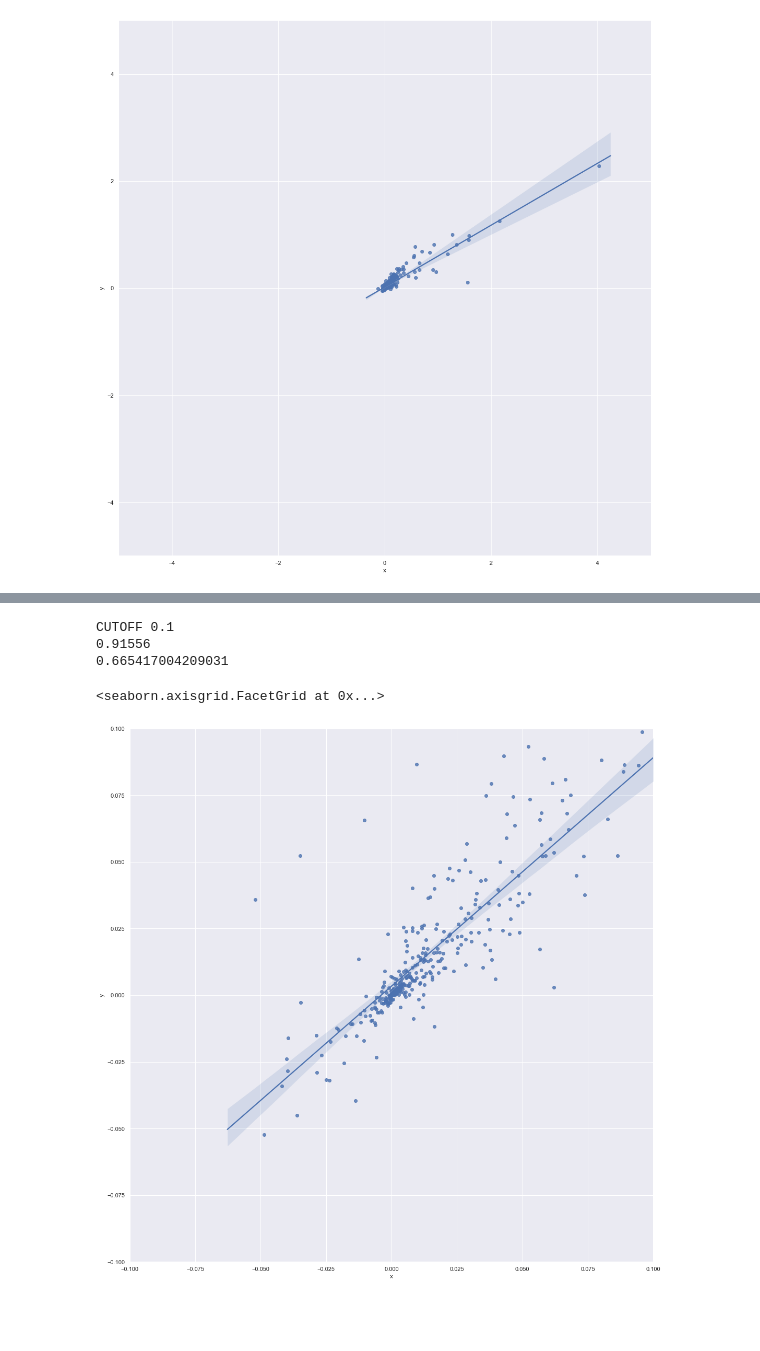
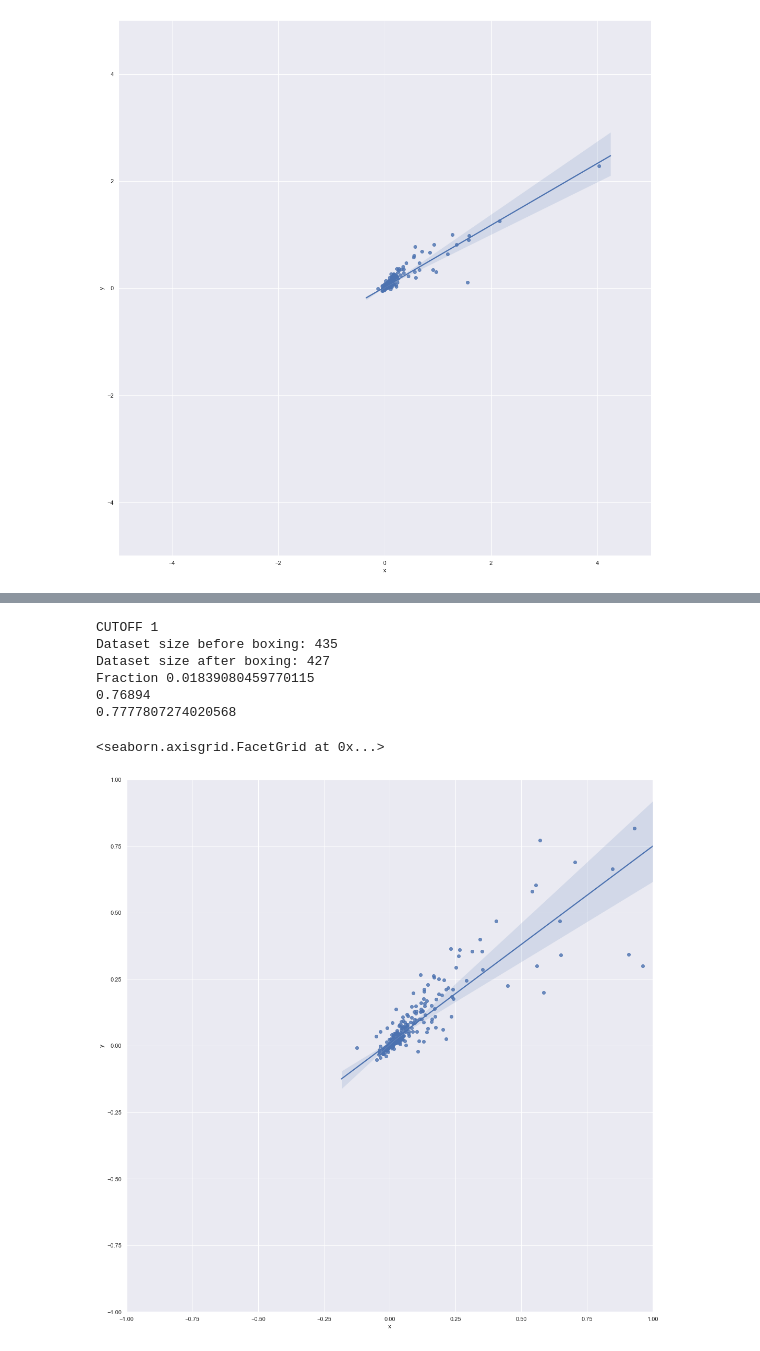
Before and after one commit to mattf1n/lm-intervention, a Jupyter notebook: te_decomp_top_heads.ipynb, the cells around one changed output, grey strips where cells are left out. Saved outputs shown, nothing was run; the diff lists cells and outputs as text; code cells hidden in the pictures; blank space fills up the shorter version.

```diff
--- a/te_decomp_top_heads.ipynb
+++ b/te_decomp_top_heads.ipynb
@@ -93,25 +157,32 @@ CUTOFF 1
 # %%
 # data = np.array(zip(x, y))
-cutoff = .1
+cutoff = 1
 print('CUTOFF', cutoff)
+
 box = np.where((x < cutoff) & (x > -cutoff) & (y < cutoff) & (y > -cutoff))
 y_box = y[box]
 x_box = x[box]
+print('Dataset size before boxing:', x.size)
+print('Dataset size after boxing:', x_box.size)
+print('Fraction', ((x.size - x_box.size)/x.size))
 X = x_box.reshape(-1, 1)
 Y = y_box.reshape(-1, 1)
 reg = LinearRegression(fit_intercept=False).fit(X, Y)
 print(f"{reg.coef_[0].item():.5f}")#, {reg.intercept_:.5f}")
 print(reg.score(X, Y))
 
 df = pd.DataFrame({'x': x_box, 'y': y_box})
 # fig, ax = plt.subplots(figsize=(20,20))
 # g = sns.lmplot(x='x', y='y', data=df, scatter_kws={"s": .2})
 g = sns.lmplot(x='x', y='y', data=df, size=15, aspect=1)
 g.set(xlim=(-cutoff, cutoff))
 g.set(ylim=(-cutoff, cutoff))
 # %% [output]
-CUTOFF 0.1
-0.91556
-0.665417004209031
+CUTOFF 1
+Dataset size before boxing: 435
+Dataset size after boxing: 427
+Fraction 0.01839080459770115
+0.76894
+0.7777807274020568
 <seaborn.axisgrid.FacetGrid at 0x...>
-[figure, old version]
+[figure, new version]
```
Also changed, not shown: parts of 3 cells of this notebook, 2 other files.
